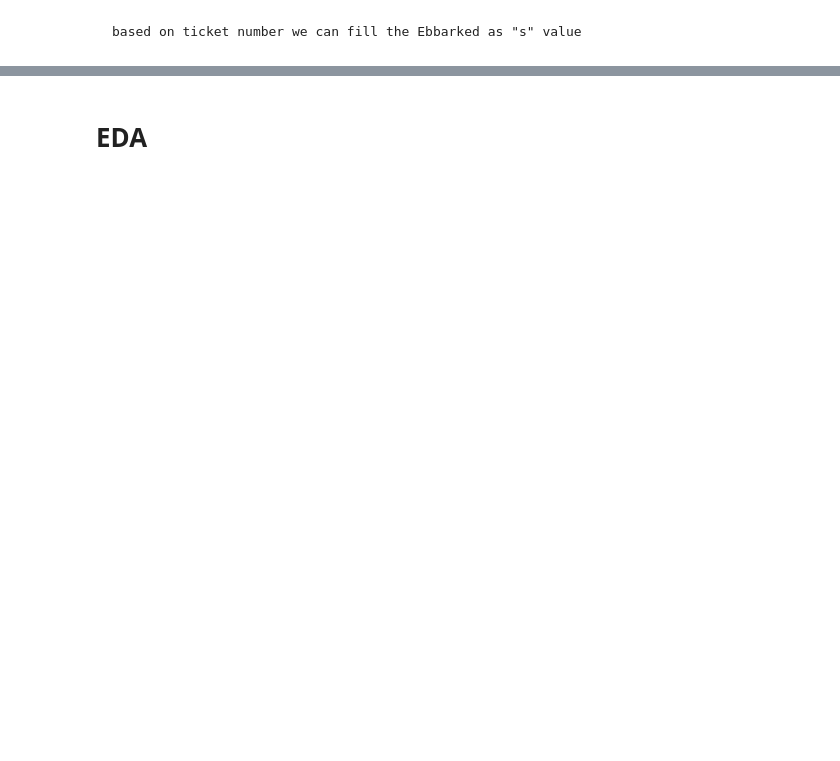
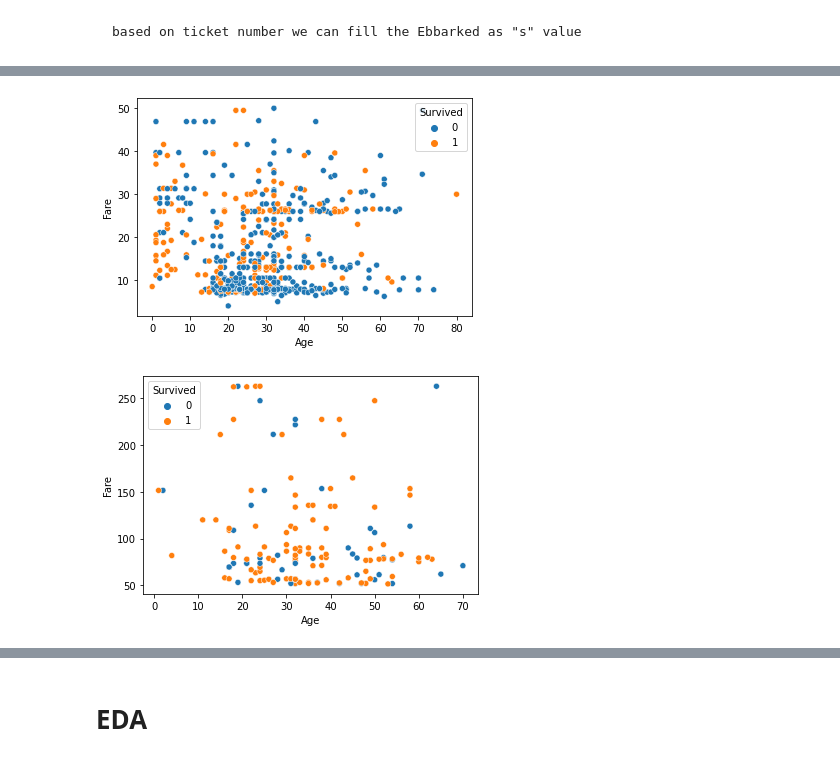
Before and after one commit to lokeshravicse/Titanic-project, a Jupyter notebook: ML - Logistic Regression - Titanic DS - Practice.ipynb, the cells around one changed output, grey strips where cells are left out. Saved outputs shown, nothing was run; the diff lists cells and outputs as text; code cells hidden in the pictures; blank space fills up the shorter version.

```diff
--- a/ML - Logistic Regression - Titanic DS - Practice.ipynb
+++ b/ML - Logistic Regression - Titanic DS - Practice.ipynb
@@ -295,0 +316,7 @@ Categorical-Data
+# %%
+sns.scatterplot(data=df[df["Fare"].between(1,50)],y='Fare',x='Age',hue='Survived');
+fig = plt.subplots()
+sns.scatterplot(data=df[df["Fare"].between(51,500)],y='Fare',x='Age',hue='Survived');
+# %% [output]
+[figure, added]
+[figure, added]
```
Also changed, not shown: parts of 80 cells of this notebook.
